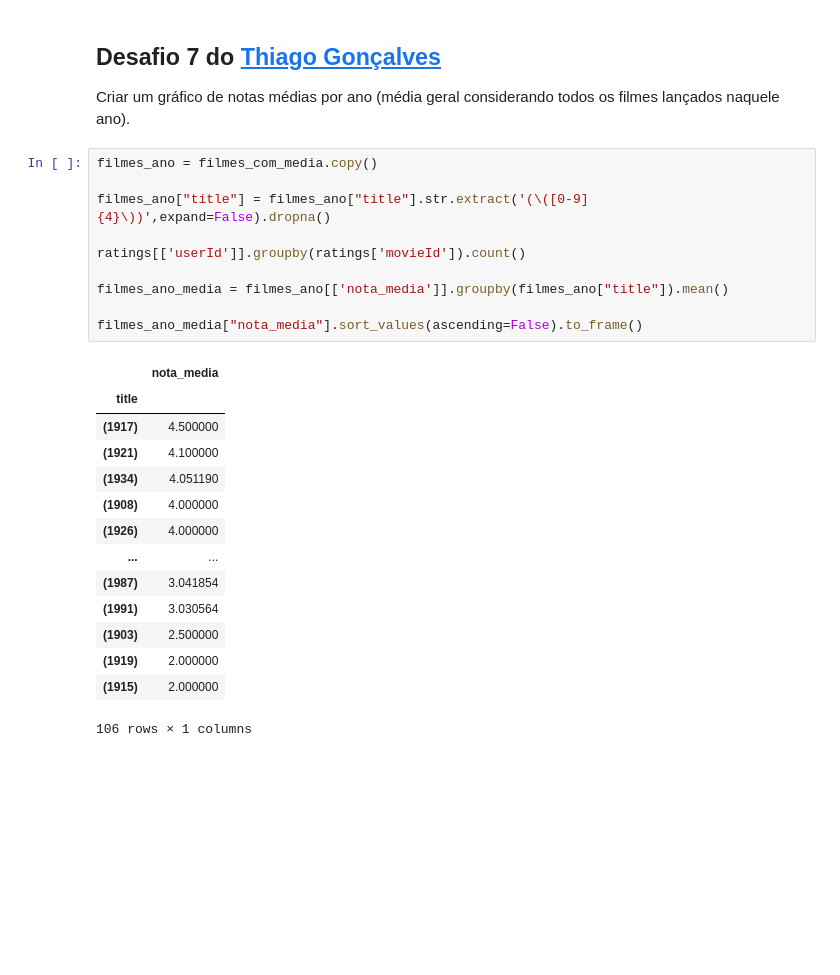
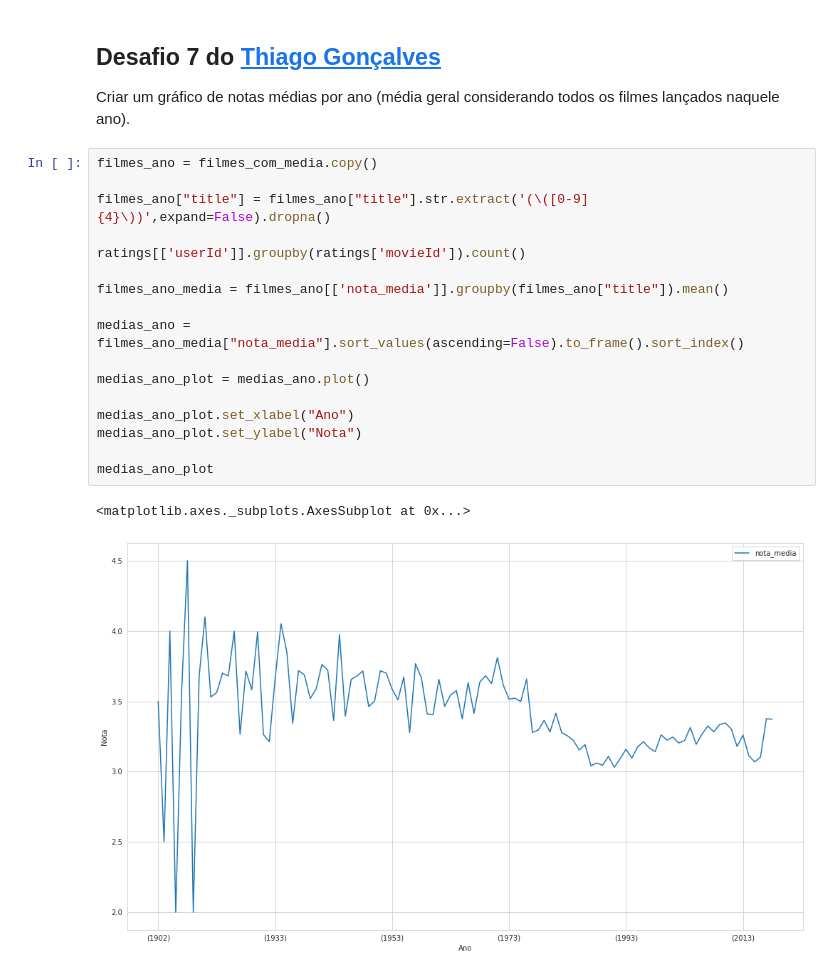
Before and after one commit to RafaelHPS/QuarentenaDados, a Jupyter notebook: QuarentenaDados.ipynb, the cells around one changed output. Saved outputs shown, nothing was run; the diff lists cells and outputs as text; blank space fills up the shorter version.

```diff
--- a/QuarentenaDados.ipynb
+++ b/QuarentenaDados.ipynb
@@ -444,25 +422,20 @@ Criar um gráfico de notas médias por ano (média geral considerando todos os f
 # %%
 filmes_ano = filmes_com_media.copy()
 
 filmes_ano["title"] = filmes_ano["title"].str.extract('(\([0-9]{4}\))',expand=False).dropna()
 
 ratings[['userId']].groupby(ratings['movieId']).count()
 
 filmes_ano_media = filmes_ano[['nota_media']].groupby(filmes_ano["title"]).mean()
 
-filmes_ano_media["nota_media"].sort_values(ascending=False).to_frame()
+medias_ano = filmes_ano_media["nota_media"].sort_values(ascending=False).to_frame().sort_index()
+
+medias_ano_plot = medias_ano.plot()
+
+medias_ano_plot.set_xlabel("Ano")
+medias_ano_plot.set_ylabel("Nota")
+
+medias_ano_plot
 # %% [output]
-|  | nota_media |
-| title |  |
-| (1917) | 4.500000 |
-| (1921) | 4.100000 |
-| (1934) | 4.051190 |
-| (1908) | 4.000000 |
-| (1926) | 4.000000 |
-| ... | ... |
-| (1987) | 3.041854 |
-| (1991) | 3.030564 |
-| (1903) | 2.500000 |
-| (1919) | 2.000000 |
-| (1915) | 2.000000 |
-106 rows × 1 columns
+<matplotlib.axes._subplots.AxesSubplot at 0x...>
+[figure, added]
```
Also changed, not shown: parts of 11 cells of this notebook.
